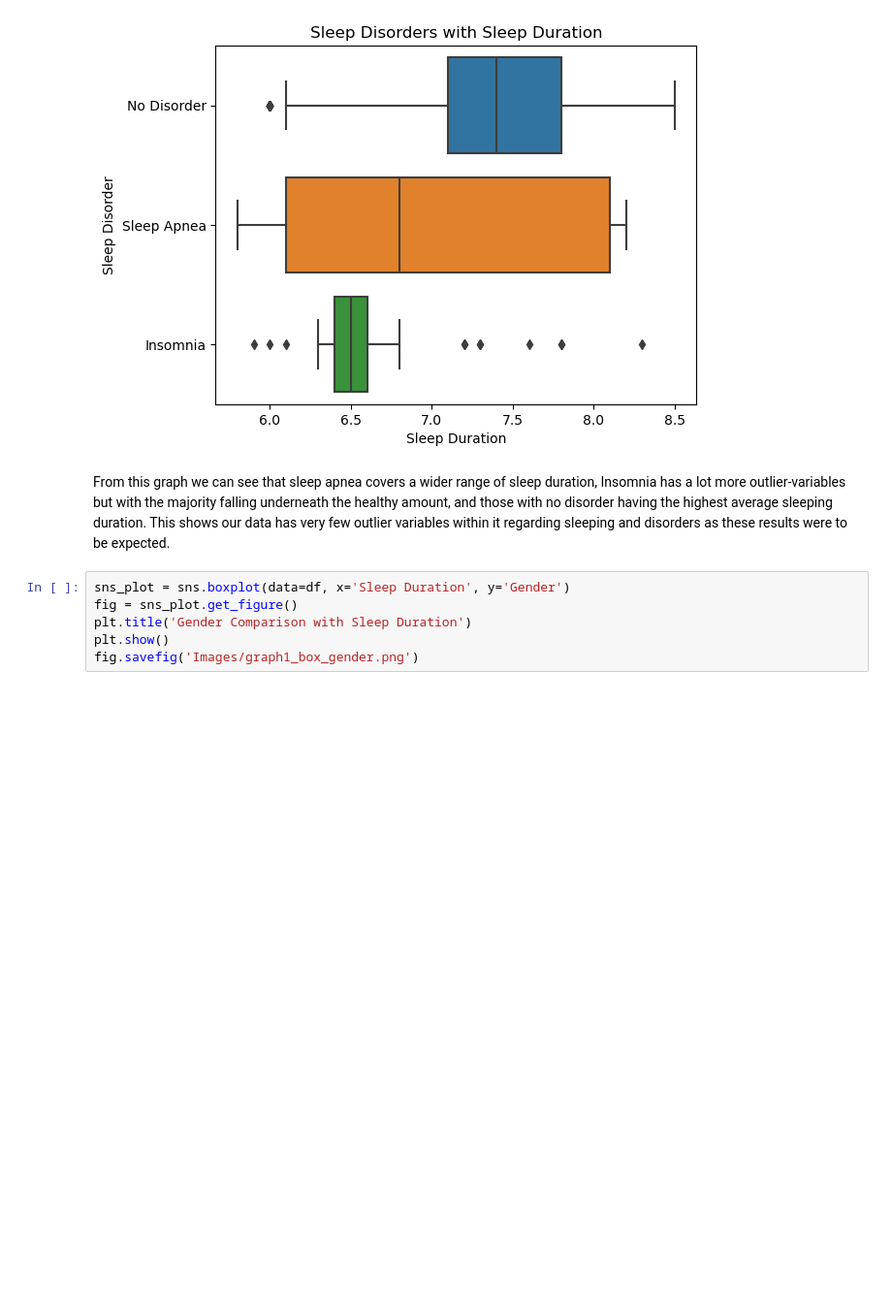
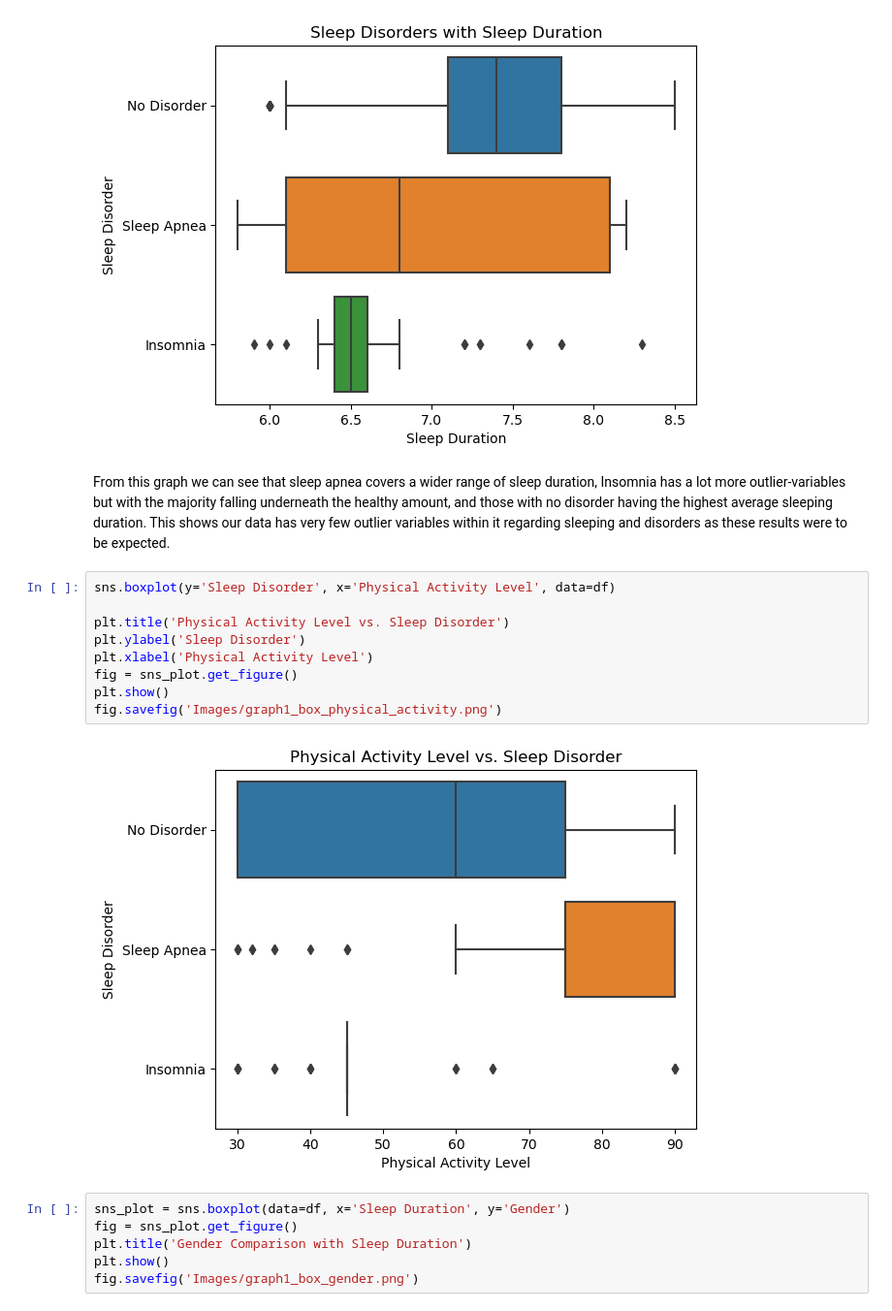
Before and after one commit to dausugam/project_4_Group_3, a Jupyter notebook: bailey_graphs.ipynb, the cells around one changed output. Shown: that part at 97% size. Drawn from its saved outputs; the diff is of its cells as text; blank space fills up the shorter version.

Commit message:
Added physical activity vs disorder

```diff
--- a/bailey_graphs.ipynb
+++ b/bailey_graphs.ipynb
@@ -50,6 +50,17 @@ fig.savefig('Images/graph1_box.png')
 [figure]
 # %% [markdown]
 From this graph we can see that sleep apnea covers a wider range of sleep duration, Insomnia has a lot more outlier-variables but with the majority falling underneath the healthy amount, and those with no disorder having the highest average sleeping duration. This shows our data has very few outlier variables within it regarding sleeping and disorders as these results were to be expected.
+# %%
+sns.boxplot(y='Sleep Disorder', x='Physical Activity Level', data=df)
+
+plt.title('Physical Activity Level vs. Sleep Disorder')
+plt.ylabel('Sleep Disorder')
+plt.xlabel('Physical Activity Level')
+fig = sns_plot.get_figure()
+plt.show()
+fig.savefig('Images/graph1_box_physical_activity.png')
+# %% [output]
+[figure, added]
 # %%
 sns_plot = sns.boxplot(data=df, x='Sleep Duration', y='Gender')
 fig = sns_plot.get_figure()
```
Also changed, not shown: 1 other file.
